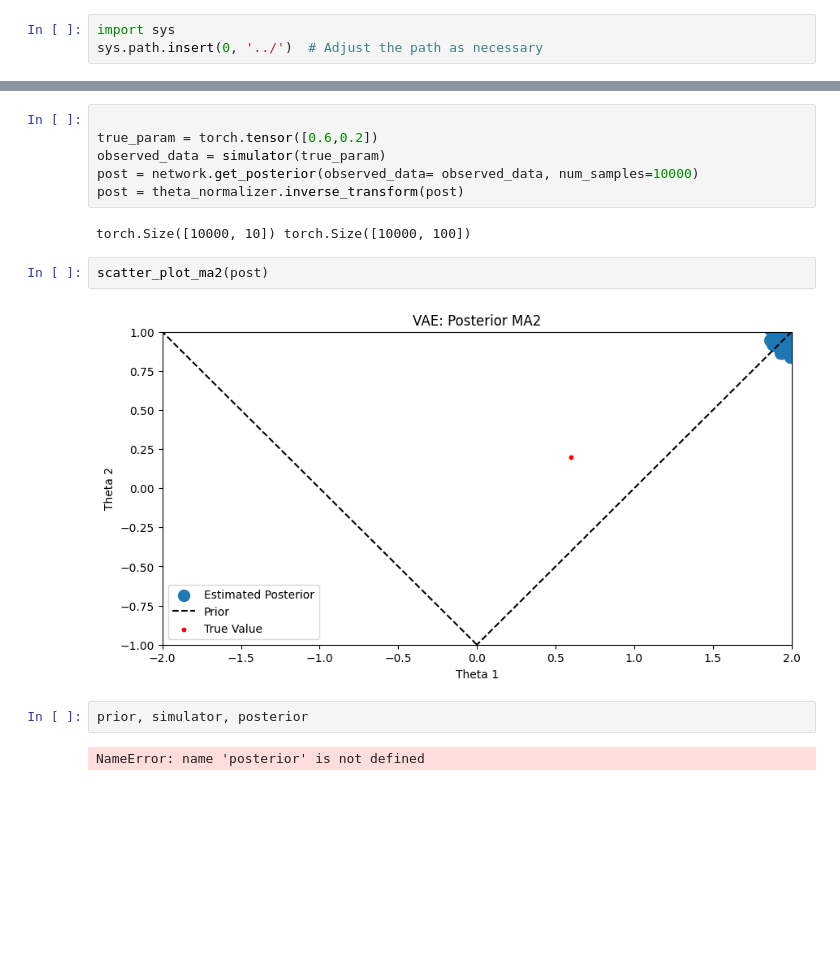
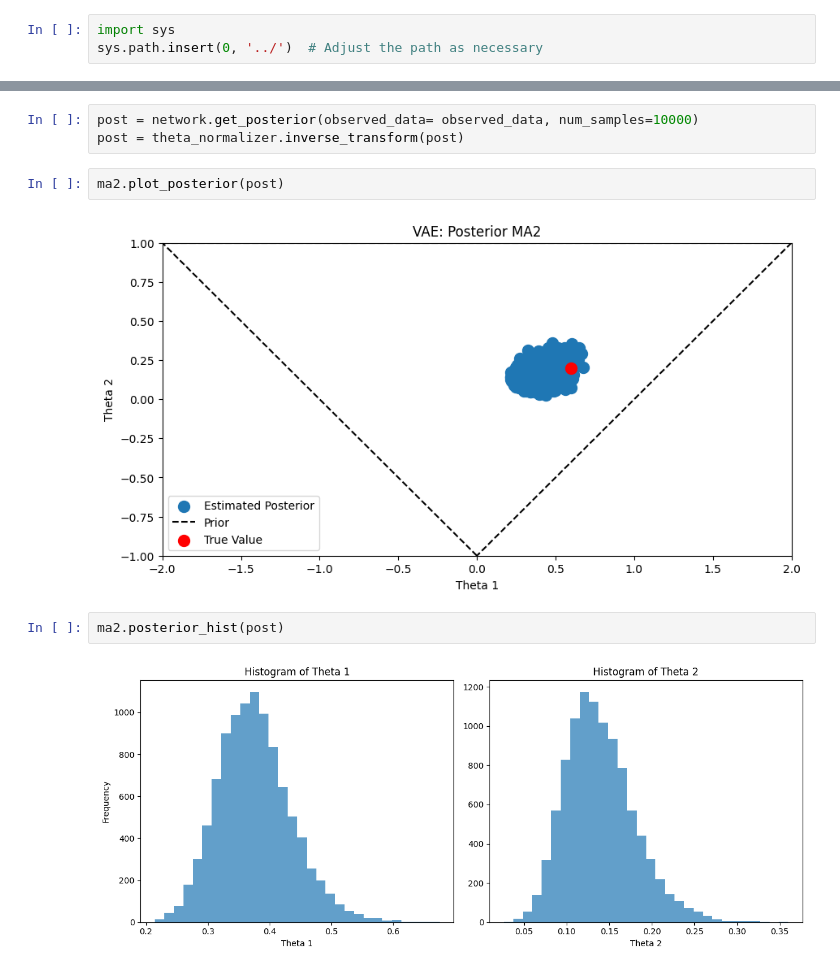
Before and after one commit to mayank05942/CVAEI, a Jupyter notebook: notebooks/ma2_cvaei.ipynb, the cells around one changed output, grey strips where cells are left out. Drawn from its saved outputs; the diff is of its cells as text; blank space fills up the shorter version.

```diff
--- a/notebooks/ma2_cvaei.ipynb
+++ b/notebooks/ma2_cvaei.ipynb
@@ -214,16 +109,11 @@ Using CPU
 # %%
-
-true_param = torch.tensor([0.6,0.2])
-observed_data = simulator(true_param)
 post = network.get_posterior(observed_data= observed_data, num_samples=10000)
 post = theta_normalizer.inverse_transform(post)
-# %% [output]
-torch.Size([10000, 10]) torch.Size([10000, 100])
-# %%
-scatter_plot_ma2(post)
-# %% [output]
-[figure, removed]
-# %%
-prior, simulator, posterior
-# %% [output]
-NameError: name 'posterior' is not defined
+# %%
+ma2.plot_posterior(post)
+# %% [output]
+[figure, added]
+# %%
+ma2.posterior_hist(post)
+# %% [output]
+[figure, added]
```
Also changed, not shown: parts of 17 cells of this notebook, 1 other file.
